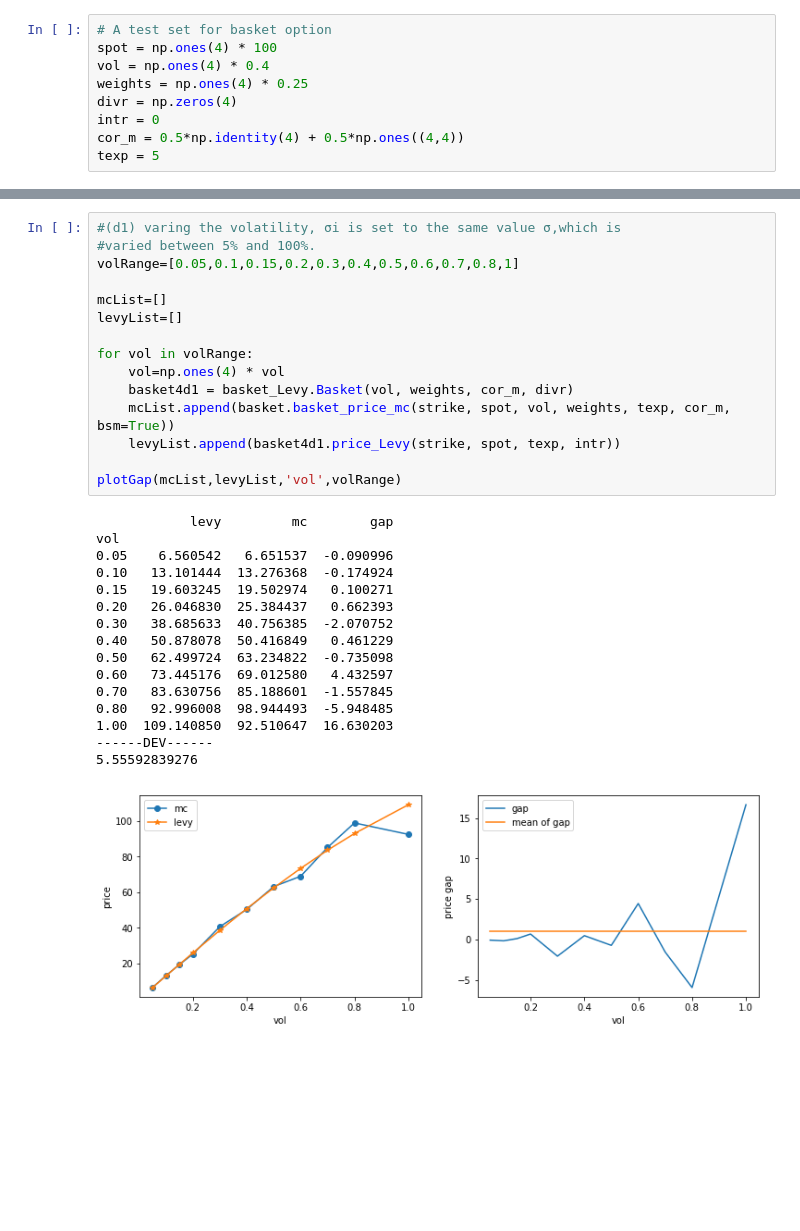
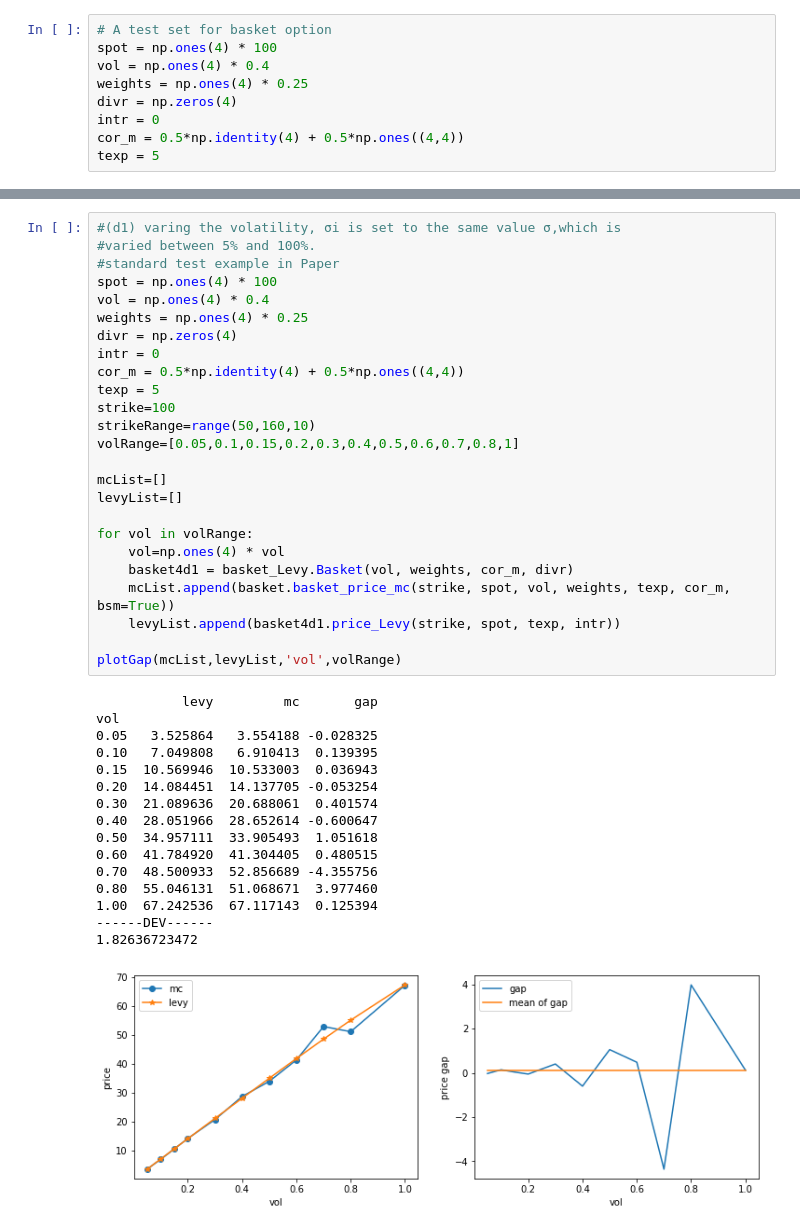
Before and after one commit to Chaney940/Project-team_asap, a Jupyter notebook: TestCode_BasketSpread.ipynb, the cells around one changed output, grey strips where cells are left out. Cells and saved outputs as stored; diff of their text form; blank space fills up the shorter version.

```diff
--- a/TestCode_BasketSpread.ipynb
+++ b/TestCode_BasketSpread.ipynb
@@ -289,33 +309,43 @@ foward
 # %%
 #(d1) varing the volatility, σi is set to the same value σ,which is
 #varied between 5% and 100%.
+#standard test example in Paper
+spot = np.ones(4) * 100
+vol = np.ones(4) * 0.4
+weights = np.ones(4) * 0.25
+divr = np.zeros(4)
+intr = 0
+cor_m = 0.5*np.identity(4) + 0.5*np.ones((4,4))
+texp = 5
+strike=100
+strikeRange=range(50,160,10)
 volRange=[0.05,0.1,0.15,0.2,0.3,0.4,0.5,0.6,0.7,0.8,1]
 
 mcList=[]
 levyList=[]
 
 for vol in volRange:
     vol=np.ones(4) * vol
     basket4d1 = basket_Levy.Basket(vol, weights, cor_m, divr)
     mcList.append(basket.basket_price_mc(strike, spot, vol, weights, texp, cor_m, bsm=True))
     levyList.append(basket4d1.price_Levy(strike, spot, texp, intr))
 
 plotGap(mcList,levyList,'vol',volRange)
 # %% [output]
-            levy         mc        gap
+           levy         mc       gap
 vol
-0.05    6.560542   6.651537  -0.090996
-0.10   13.101444  13.276368  -0.174924
-0.15   19.603245  19.502974   0.100271
-0.20   26.046830  25.384437   0.662393
-0.30   38.685633  40.756385  -2.070752
-0.40   50.878078  50.416849   0.461229
-0.50   62.499724  63.234822  -0.735098
-0.60   73.445176  69.012580   4.432597
-0.70   83.630756  85.188601  -1.557845
-0.80   92.996008  98.944493  -5.948485
-1.00  109.140850  92.510647  16.630203
+0.05   3.525864   3.554188 -0.028325
+0.10   7.049808   6.910413  0.139395
+0.15  10.569946  10.533003  0.036943
+0.20  14.084451  14.137705 -0.053254
+0.30  21.089636  20.688061  0.401574
+0.40  28.051966  28.652614 -0.600647
+0.50  34.957111  33.905493  1.051618
+0.60  41.784920  41.304405  0.480515
+0.70  48.500933  52.856689 -4.355756
+0.80  55.046131  51.068671  3.977460
+1.00  67.242536  67.117143  0.125394
 ------DEV------
-5.55592839276
+1.82636723472
-[figure, old version]
+[figure, new version]
 # %%
```
Also changed, not shown: parts of 9 cells of this notebook.
